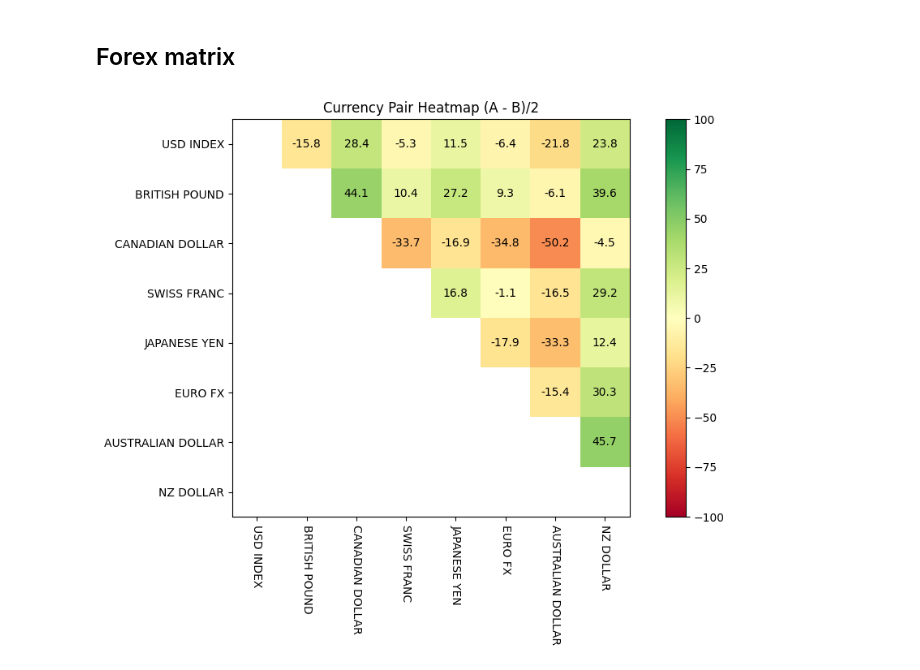
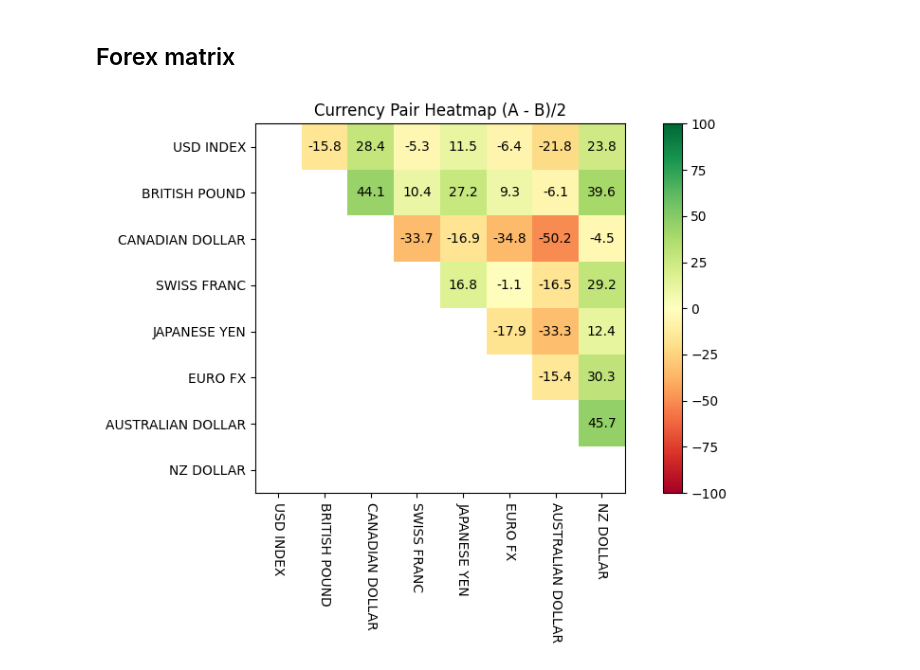
Before and after one commit to mod7ex/COT-analysis, a Jupyter notebook: analysis/forex.ipynb, the cells around one changed output. Saved outputs shown, nothing was run; the diff lists cells and outputs as text; code cells hidden in the pictures.

```diff
--- a/analysis/forex.ipynb
+++ b/analysis/forex.ipynb
@@ -82,35 +87,33 @@ from matplotlib.colors import TwoSlopeNorm
 currencies = list(metrics.keys())
 n = len(currencies)
 
 matrix = np.zeros((n, n))
 for i in range(n):
     for j in range(n):
         matrix[i, j] = (metrics[currencies[i]] - metrics[currencies[j]]) / 2
 
 # mask = np.triu(np.ones_like(matrix, dtype=bool))
 mask = np.tril(np.ones_like(matrix, dtype=bool))
 masked_matrix = np.ma.masked_where(mask, matrix)
 
-# Center colormap at 0
 norm = TwoSlopeNorm(vmin=-100, vcenter=0, vmax=100)
 # norm = TwoSlopeNorm(vmin=matrix.min(), vcenter=0, vmax=matrix.max())
 
-plt.figure(figsize=(10, 7))
+plt.figure(figsize=(9, 6))
 plt.imshow(masked_matrix, cmap="RdYlGn", norm=norm)
 plt.colorbar()
 
 plt.xticks(range(n), currencies, rotation=-90)
 plt.yticks(range(n), currencies)
 
 # Annotate only visible cells
 for i in range(n):
     for j in range(n):
         if not mask[i, j]:
-            plt.text(j, i, f"{matrix[i, j]:.1f}",
-                     ha="center", va="center")
+            plt.text(j, i, f"{matrix[i, j]:.1f}", ha="center", va="center")
 
 plt.title("Currency Pair Heatmap (A - B)/2")
 plt.tight_layout()
 plt.show()
 # %% [output]
-[figure, old version]
+[figure, new version]
```
Also changed, not shown: parts of 4 cells of this notebook.
